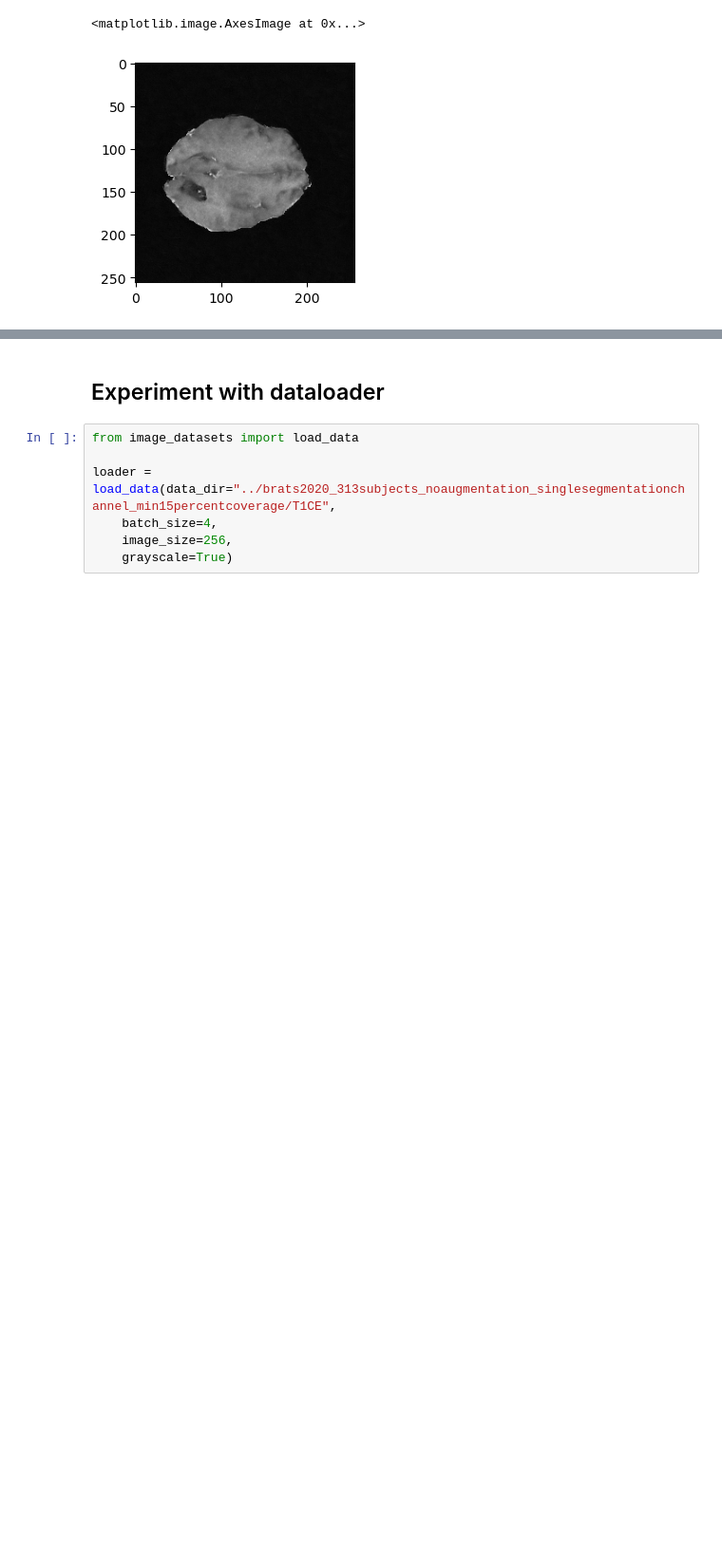
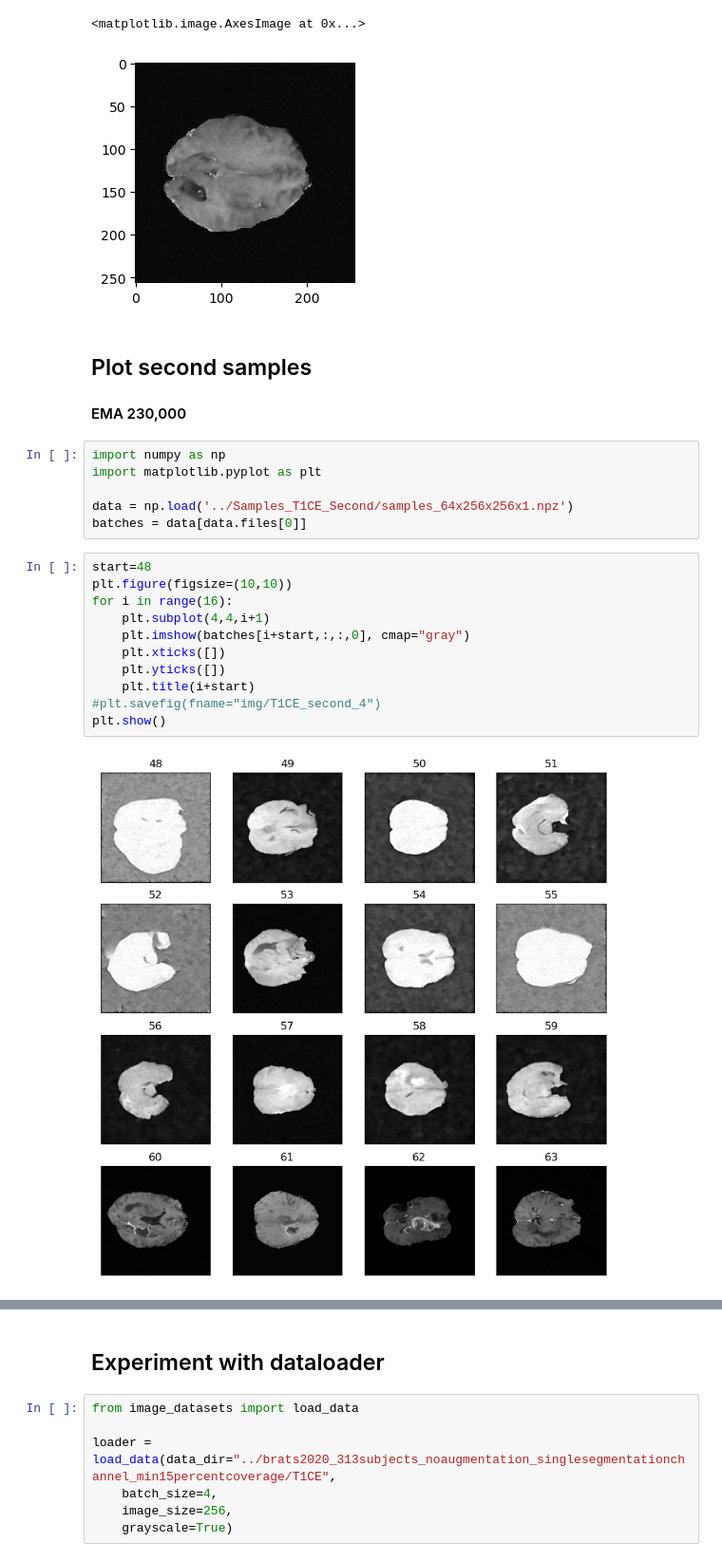
Before and after one commit to PatrickSVM/Diffusion-Models-for-Brain-Tumor-MRI-Scans, a Jupyter notebook: notebooks/Experiments.ipynb, the cells around one changed output, grey strips where cells are left out. Shown at 95% size. Cells and saved outputs as stored; diff of their text form; blank space fills up the shorter version.

Commit message:
Visualization of first samples with segmenation

```diff
--- a/notebooks/Experiments.ipynb
+++ b/notebooks/Experiments.ipynb
@@ -98,3 +98,26 @@ plt.imshow(batches[i,:,:,1], cmap="gray")
 # %% [output]
 <matplotlib.image.AxesImage at 0x...>
 [figure]
+# %% [markdown]
+## Plot second samples
+
+#### EMA 230,000
+# %%
+import numpy as np
+import matplotlib.pyplot as plt
+
+data = np.load('../Samples_T1CE_Second/samples_64x256x256x1.npz')
+batches = data[data.files[0]]
+# %%
+start=48
+plt.figure(figsize=(10,10))
+for i in range(16):
+    plt.subplot(4,4,i+1)
+    plt.imshow(batches[i+start,:,:,0], cmap="gray")
+    plt.xticks([])
+    plt.yticks([])
+    plt.title(i+start)
+#plt.savefig(fname="img/T1CE_second_4")
+plt.show()
+# %% [output]
+[figure, added]
```
Also changed, not shown: parts of 7 cells of this notebook, 7 other files.
